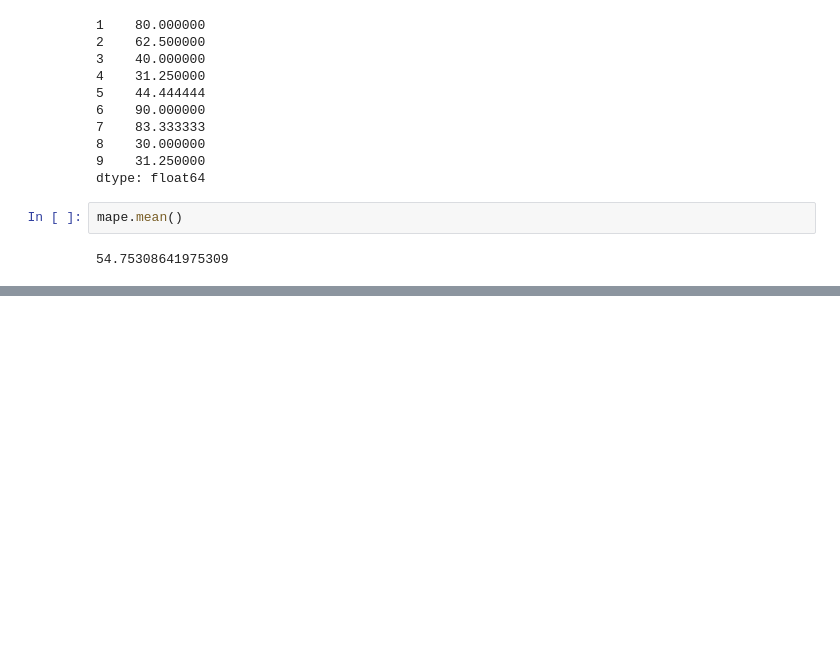
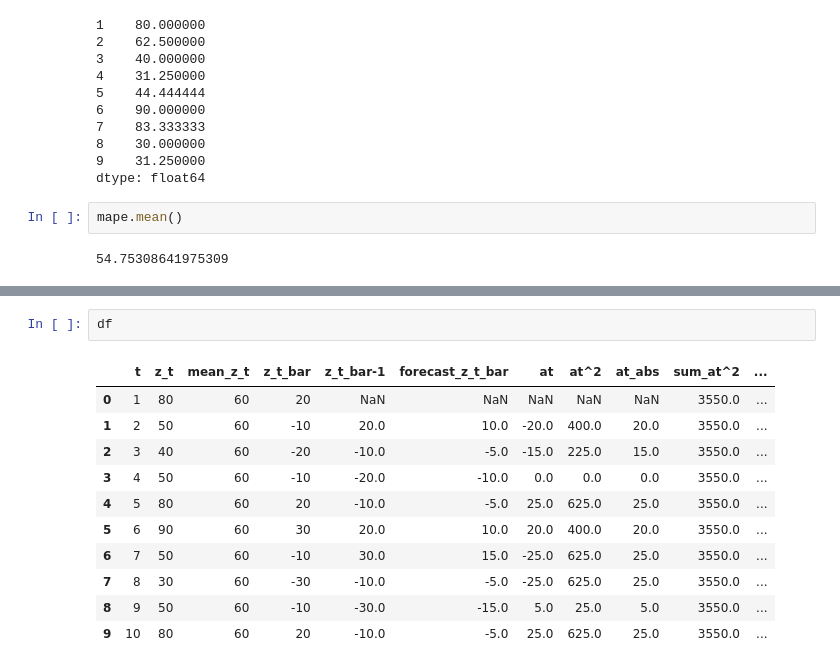
Before and after one commit to anggarisaputra23/assignmentop, a Jupyter notebook: semester 4/time_seriestugas2.ipynb, the cells around one changed output, grey strips where cells are left out. Drawn from its saved outputs; the diff is of its cells as text; blank space fills up the shorter version.

```diff
--- a/semester 4/time_seriestugas2.ipynb
+++ b/semester 4/time_seriestugas2.ipynb
@@ -223,0 +246,14 @@ mape.mean()
+# %%
+df
+# %% [output]
+|  | t | z_t | mean_z_t | z_t_bar | z_t_bar-1 | forecast_z_t_bar | at | at^2 | at_abs | sum_at^2 | ... |
+| 0 | 1 | 80 | 60 | 20 | NaN | NaN | NaN | NaN | NaN | 3550.0 | ... |
+| 1 | 2 | 50 | 60 | -10 | 20.0 | 10.0 | -20.0 | 400.0 | 20.0 | 3550.0 | ... |
+| 2 | 3 | 40 | 60 | -20 | -10.0 | -5.0 | -15.0 | 225.0 | 15.0 | 3550.0 | ... |
+| 3 | 4 | 50 | 60 | -10 | -20.0 | -10.0 | 0.0 | 0.0 | 0.0 | 3550.0 | ... |
+| 4 | 5 | 80 | 60 | 20 | -10.0 | -5.0 | 25.0 | 625.0 | 25.0 | 3550.0 | ... |
+| 5 | 6 | 90 | 60 | 30 | 20.0 | 10.0 | 20.0 | 400.0 | 20.0 | 3550.0 | ... |
+| 6 | 7 | 50 | 60 | -10 | 30.0 | 15.0 | -25.0 | 625.0 | 25.0 | 3550.0 | ... |
+| 7 | 8 | 30 | 60 | -30 | -10.0 | -5.0 | -25.0 | 625.0 | 25.0 | 3550.0 | ... |
+| 8 | 9 | 50 | 60 | -10 | -30.0 | -15.0 | 5.0 | 25.0 | 5.0 | 3550.0 | ... |
+| 9 | 10 | 80 | 60 | 20 | -10.0 | -5.0 | 25.0 | 625.0 | 25.0 | 3550.0 | ... |
```
Also changed, not shown: parts of 5 cells of this notebook.
